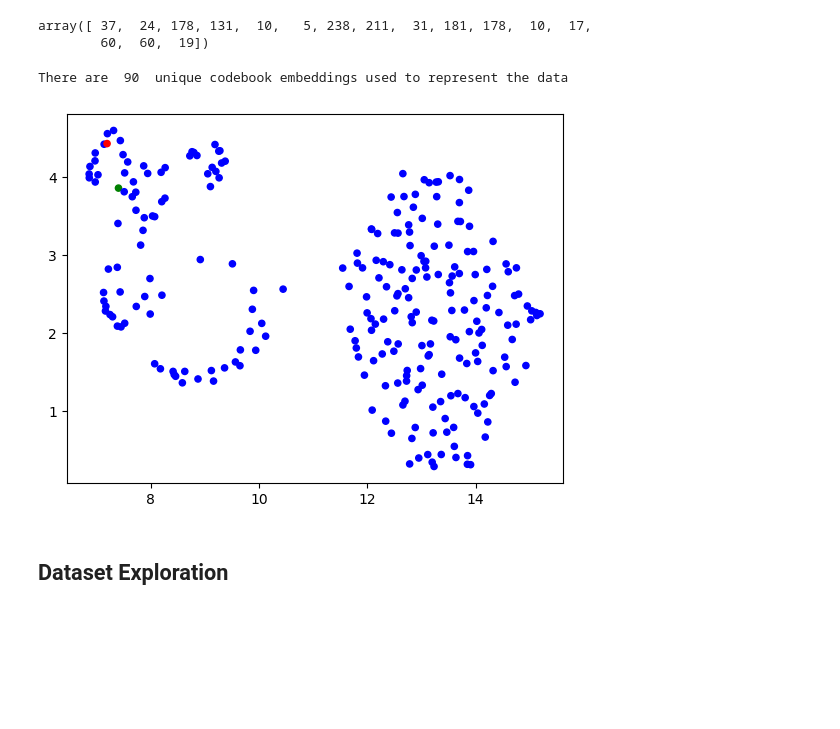
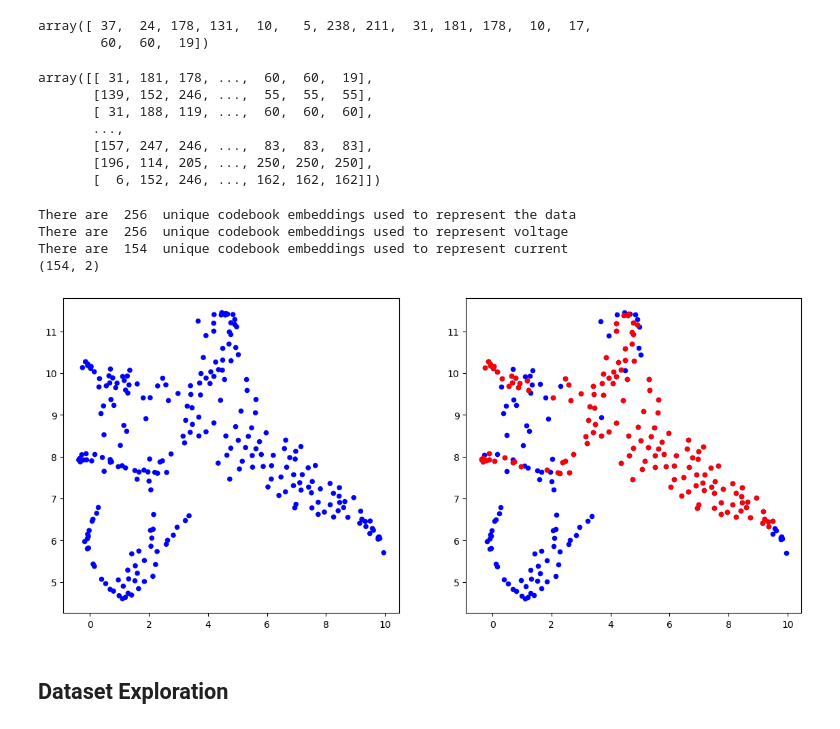
Before and after one commit to derantonin/VQ-VAE-Transformer-Arc-Welding, a Jupyter notebook: Experiments_ALTERING.ipynb, the cells around one changed output. Cells and saved outputs as stored; diff of their text form; code cells hidden in the pictures; blank space fills up the shorter version.

```diff
--- a/Experiments_ALTERING.ipynb
+++ b/Experiments_ALTERING.ipynb
@@ -688,48 +697,81 @@ patch_vqvae_v1["q_ind"][0]
 # %% [output]
 array([ 37,  24, 178, 131,  10,   5, 238, 211,  31, 181, 178,  10,  17,
         60,  60,  19])
+# %%
+current_model["q_ind"][:,8:]
+# %% [output]
+array([[ 31, 181, 178, ...,  60,  60,  19],
+       [139, 152, 246, ...,  55,  55,  55],
+       [ 31, 188, 119, ...,  60,  60,  60],
+       ...,
+       [157, 247, 246, ...,  83,  83,  83],
+       [196, 114, 205, ..., 250, 250, 250],
+       [  6, 152, 246, ..., 162, 162, 162]])
 # %%
 import umap
-current_model = get_files_and_models(vqvae_v1_files)
+# current_model = get_files_and_models(vqvae_v1_files)
+current_model = get_files_and_models(patch_vqvae_v1_files)
 codebook = current_model["codebook"]
 # reducer = umap.UMAP(verbose=True, random_state=42)
 # reducer.fit_transform(codebook)
 
 # with open('umap_reducer_patch_v4.pkl', 'wb') as f:
 #     pickle.dump(reducer, f)
-with open('umap_reducer.pkl', 'rb') as f:
+# with open('umap_reducer.pkl', 'rb') as f:
+#     loaded_reducer = pickle.load(f)
+with open('umap_reducer_patch_v1.pkl', 'rb') as f:
     loaded_reducer = pickle.load(f)
+
 
 codebook_umap = loaded_reducer.transform(codebook)
 # plt.scatter(codebook_umap[:, 0], codebook_umap[:, 1])
 
 # Q Indices before:  [ 47  49 207 207 207 149 251  87  88 116 151 214 214 133 133 133 133 133
 #  133 133 133 133 133 133 133  98]
 # Q Indices after:  [ 47  49 207 207 207 149 251  87  88 116 151 214 222  21 149 207 207 207
 #  149 144 209 225 153   3 214  98]
 
 
 unique, counts = np.unique(current_model["q_ind"][:,:], return_counts=True)
 print("There are ", len(unique), " unique codebook embeddings used to represent the data")
+unique_voltage, counts_voltage = np.unique(current_model["q_ind"][:,:8], return_counts=True)
+print("There are ", len(unique_voltage), " unique codebook embeddings used to represent voltage")
+unique_current, counts_current = np.unique(current_model["q_ind"][:,8:], return_counts=True)
+print("There are ", len(unique_current), " unique codebook embeddings used to represent current")
+
+# print(unique_current)
+print(codebook_umap[unique_current].shape)
+
 color_array = np.full((256, ), 'b')
-# for i in unique[np.argsort(counts)][-80:]:
+# for i in unique[np.argsort(counts)][-200:]:
 #     color_array[i] = 'r'
 # for i in [222, 21, 149, 207, 144, 209, 225, 153, 3, 214, 98]:
 #     color_array[i] = 'r'
 # for i in [47,  49, 207, 149, 251,  87,  88, 116, 151, 214]:
 #     color_array[i] = 'y'
-for i in [225]:
-    color_array[i] = 'r'
-for i in [88]:
-    color_array[i] = 'g'
+# for i in [225]:
+#     color_array[i] = 'r'
+# for i in [88]:
+#     color_array[i] = 'g'
 # for i in [4,   97,  221,  168]:
 #     color_array[i] = 'y'
 
+fig, ax = plt.subplots(1,2)
+fig.set_size_inches(14, 6)
 
-plt.scatter(codebook_umap[:, 0], codebook_umap[:, 1], c=color_array, s=20)
+ax[0].scatter(codebook_umap[:, 0], codebook_umap[:, 1], c=color_array, s=20)
+# for i in unique[np.argsort(counts)][-128:]:
+#     color_array[i] = 'r'
+
+ax[1].scatter(codebook_umap[unique_voltage, 0], codebook_umap[unique_voltage, 1], c="b", s=20)
+ax[1].scatter(codebook_umap[unique_current, 0], codebook_umap[unique_current, 1], c="r", s=20)
+
 # plt.scatter(codebook_umap[42, 0], codebook_umap[42, 1], c='r', s=20)
 
 plt.show()
 # %% [output]
-There are  90  unique codebook embeddings used to represent the data
+There are  256  unique codebook embeddings used to represent the data
+There are  256  unique codebook embeddings used to represent voltage
+There are  154  unique codebook embeddings used to represent current
+(154, 2)
-[figure, old version]
+[figure, new version]
```
Also changed, not shown: parts of 21 cells of this notebook, 1 other file.
